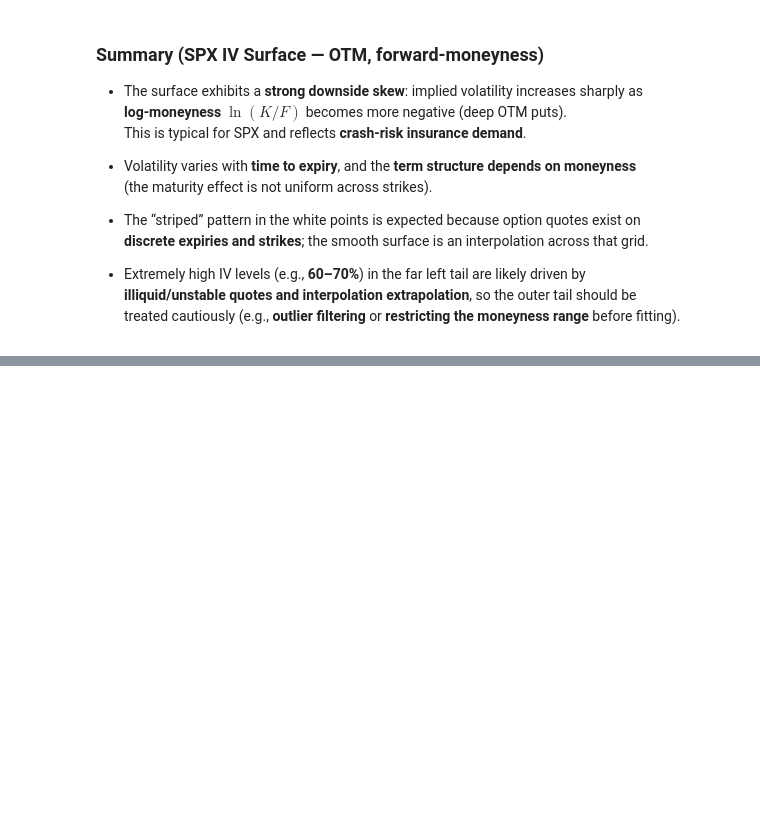
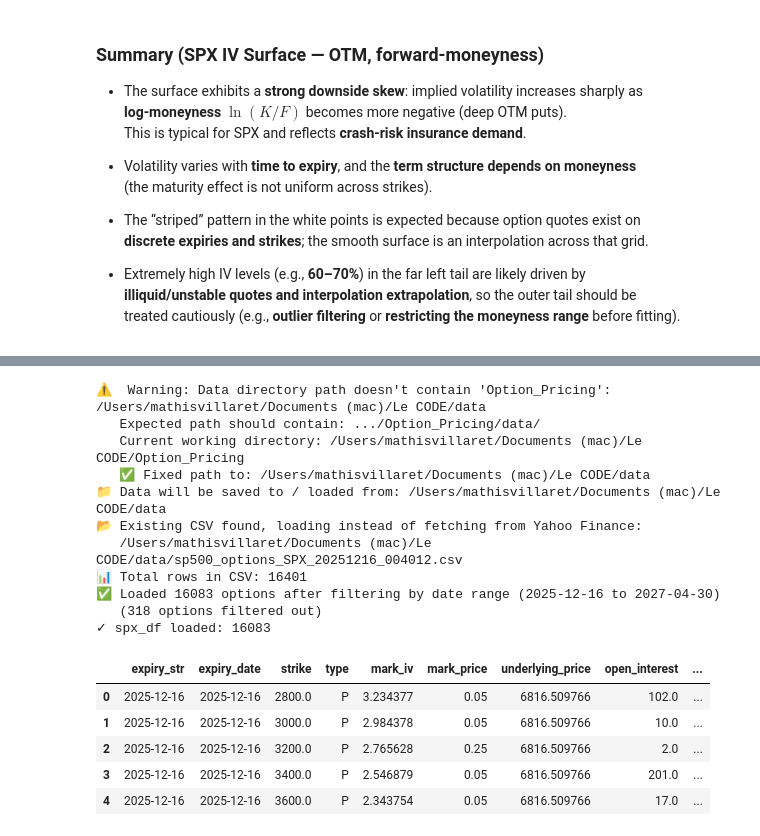
Before and after one commit to Mathis-14/Option_Pricing, a Jupyter notebook: vol_sp500.ipynb, the cells around one changed output, grey strips where cells are left out. Saved outputs shown, nothing was run; the diff lists cells and outputs as text; code cells hidden in the pictures; blank space fills up the shorter version.

```diff
--- a/vol_sp500.ipynb
+++ b/vol_sp500.ipynb
@@ -253,3 +265,36 @@ fig = spx_surface_test.plot(
     interpolate=True
 )
 fig.show()
+# %%
+from import_other_options import import_sp500_options_data
+
+start_date = datetime.now().date()
+end_date = (datetime.now() + timedelta(days=500)).date()
+
+spx_df_test = import_sp500_options_data(
+    start_date=start_date,
+    end_date=end_date,
+    ticker="^SPX",
+    output_dir=data_dir
+)
+
+print("✓ spx_df loaded:", len(spx_df_test))
+spx_df_test.head()
+# %% [output]
+⚠️  Warning: Data directory path doesn't contain 'Option_Pricing': /Users/mathisvillaret/Documents (mac)/Le CODE/data
+   Expected path should contain: .../Option_Pricing/data/
+   Current working directory: /Users/mathisvillaret/Documents (mac)/Le CODE/Option_Pricing
+   ✅ Fixed path to: /Users/mathisvillaret/Documents (mac)/Le CODE/data
+📁 Data will be saved to / loaded from: /Users/mathisvillaret/Documents (mac)/Le CODE/data
+📂 Existing CSV found, loading instead of fetching from Yahoo Finance:
+   /Users/mathisvillaret/Documents (mac)/Le CODE/data/sp500_options_SPX_20251216_004012.csv
+📊 Total rows in CSV: 16401
+✅ Loaded 16083 options after filtering by date range (2025-12-16 to 2027-04-30)
+   (318 options filtered out)
+✓ spx_df loaded: 16083
+|  | expiry_str | expiry_date | strike | type | mark_iv | mark_price | underlying_price | open_interest | ... |
+| 0 | 2025-12-16 | 2025-12-16 | 2800.0 | P | 3.234377 | 0.05 | 6816.509766 | 102.0 | ... |
+| 1 | 2025-12-16 | 2025-12-16 | 3000.0 | P | 2.984378 | 0.05 | 6816.509766 | 10.0 | ... |
+| 2 | 2025-12-16 | 2025-12-16 | 3200.0 | P | 2.765628 | 0.25 | 6816.509766 | 2.0 | ... |
+| 3 | 2025-12-16 | 2025-12-16 | 3400.0 | P | 2.546879 | 0.05 | 6816.509766 | 201.0 | ... |
+| 4 | 2025-12-16 | 2025-12-16 | 3600.0 | P | 2.343754 | 0.05 | 6816.509766 | 17.0 | ... |
```
Also changed, not shown: parts of 14 cells of this notebook, 8 other files.
